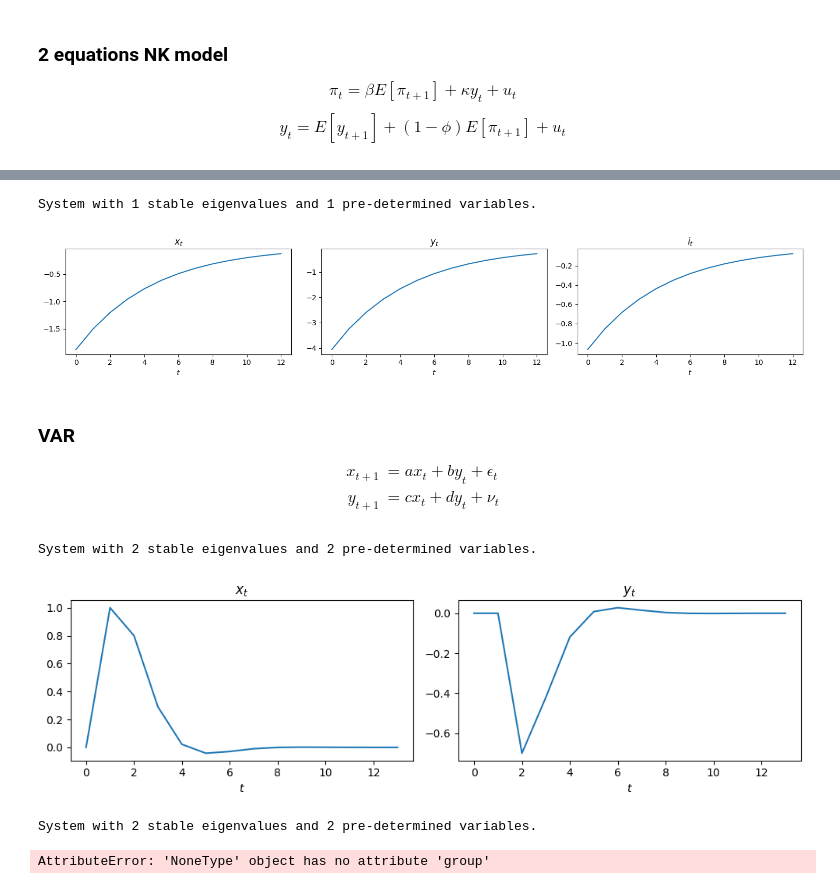
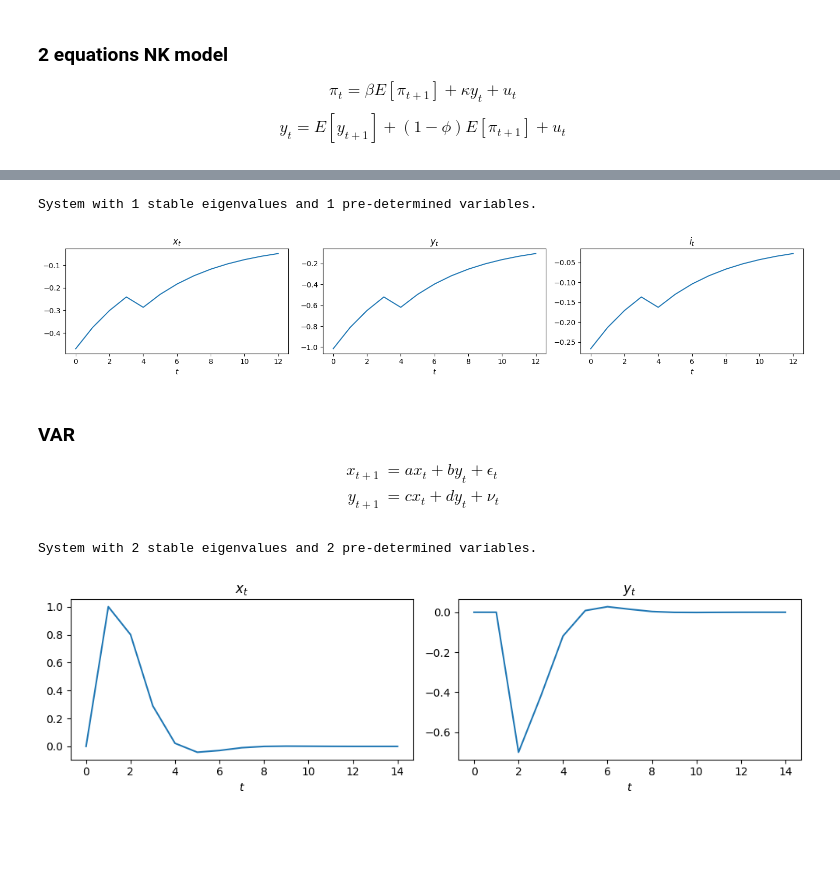
Before and after one commit to marcdelabarrera/dsolve, a Jupyter notebook: notebooks/dsolve_tutorial.ipynb, the cells around one changed output, grey strips where cells are left out. Drawn from its saved outputs; the diff is of its cells as text; code cells hidden in the pictures; blank space fills up the shorter version.

```diff
--- a/notebooks/dsolve_tutorial.ipynb
+++ b/notebooks/dsolve_tutorial.ipynb
@@ -51,17 +43,17 @@ System with 1 stable eigenvalues and 1 pre-determined variables.
 # %%
 eq=[
     'x_{t}=b*Ex_{t+1}+kappa*y_{t}',
     'y_{t}=Ey_{t+1}-(i_t-x_{t}+rho)',
     'i_t=rho+phi*x_{t}+v_t',
     'v_t = rho_v*v_{t-1}+eps_t'
 ]
 calibration = {'b':0.98,'kappa':0.1,'phi':1.1,'rho_v':0.8, 'rho':0.02}
 system = Klein(eq, x='v_{t-1}', p='x_t,y_t,i_t', z='eps_t', calibration=calibration)
-mit_shock = system.simulate(x0=0, z = {'eps_{t}':np.array([1,0,0,0,0,0,0,0,0,0,0,0,0])})
+mit_shock = system.simulate(x0=0, z = {'eps_{t}':np.array([0.25,0,0,0,0.05,0,0,0,0,0,0,0,0])})
 mit_shock .plot('x_{t}, y_t, i_{t}')
 # %% [output]
 System with 1 stable eigenvalues and 1 pre-determined variables.
-[figure, old version]
+[figure, new version]
 # %% [markdown]
 ### VAR
 
@@ -76,19 +68,8 @@ eq=[
 ]
 calibration = {'a':0.8,'b':0.5,'c':-0.7,'d':-0.2}
 system = Klein(eq, x='x_t,y_t', z='eps_t,nu_t', calibration=calibration)
-x = system.simulate(x0=(0,0), z = {'eps_{t}':np.array([1,0,0,0,0,0,0,0,0,0,0,0,0,0])})
+x = system.simulate(x0=(0,0), z = {'eps_{t}':1}, T=15)
 x.plot('x_t, y_t')
 # %% [output]
 System with 2 stable eigenvalues and 2 pre-determined variables.
-[figure, old version]
+[figure, new version]
-# %%
-eq=[
-    'x_{i,t}=\rho_{i}*x_{i,t-1}+\epsilon_{i,t}'
-]
-calibration = {'\rho_{0}': 0.9, '\rho_{1}': 0.3}
-system = Klein(eq, x='x_{i,t-1}', z='\epsilon_{i,t}', calibration=calibration, indices={'i':(0,1)})
-x = system.simulate(x0=(0,0), z = {'\epsilon_{0,t}':np.array([1,0,0,0,0,0,0,0,0,0,0,0,0,0])})
-x.plot('x_{0,t-1}, x_{1,t-1}')
-# %% [output]
-System with 2 stable eigenvalues and 2 pre-determined variables.
-AttributeError: 'NoneType' object has no attribute 'group'
```
Also changed, not shown: parts of 6 cells of this notebook, 1 other file.
